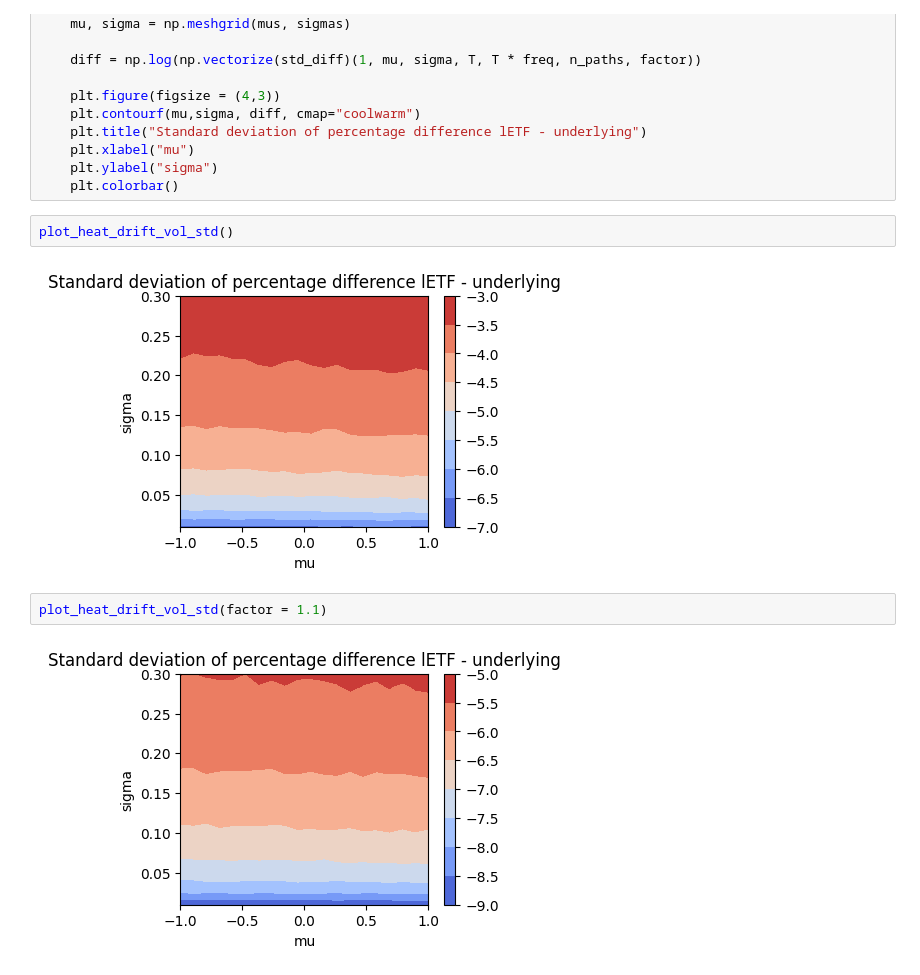
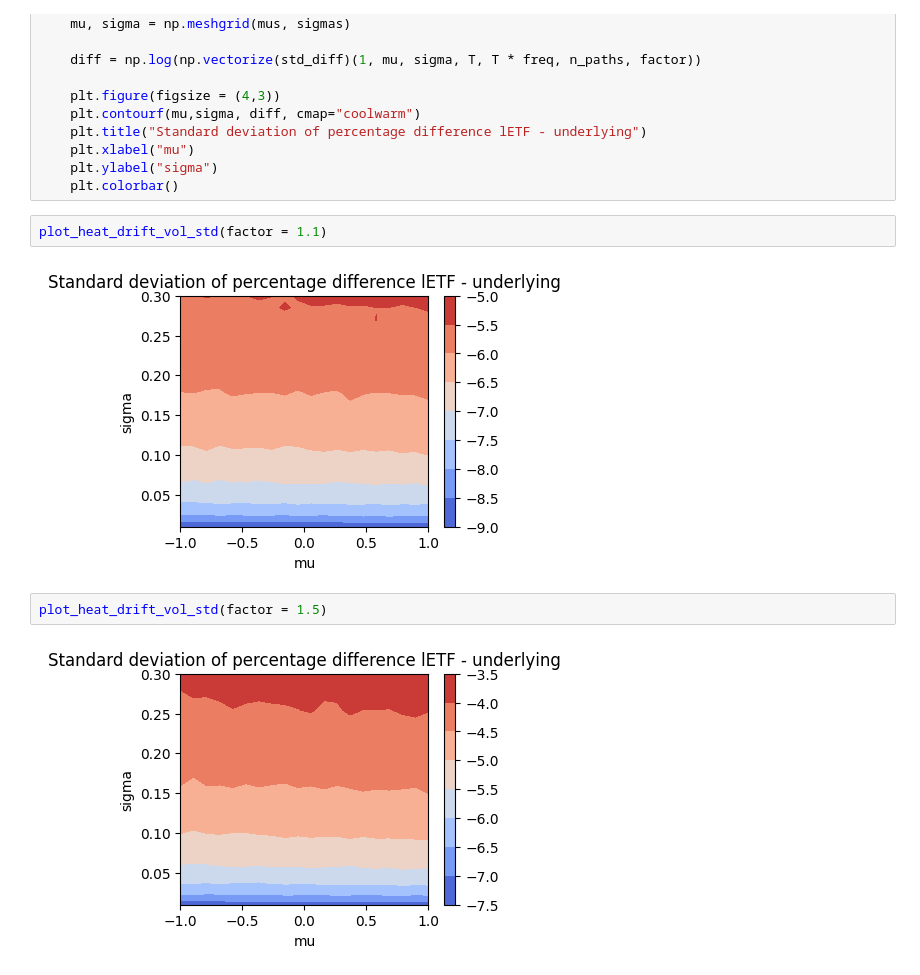
Before and after one commit to albesianor/Leveraged-ETFs, a Jupyter notebook: 03_drift_volatility_analysis.ipynb, the cells around one changed output. Saved outputs shown, nothing was run; the diff lists cells and outputs as text.

```diff
--- a/03_drift_volatility_analysis.ipynb
+++ b/03_drift_volatility_analysis.ipynb
@@ -27,11 +29,11 @@ def plot_heat_drift_vol_std(
     plt.ylabel("sigma")
     plt.colorbar()
 # %%
-plot_heat_drift_vol_std()
+plot_heat_drift_vol_std(factor = 1.1)
 # %% [output]
-[figure, old version]
+[figure, new version]
 # %%
-plot_heat_drift_vol_std(factor = 1.1)
+plot_heat_drift_vol_std(factor = 1.5)
 # %% [output]
-[figure, old version]
+[figure, new version]
 # %%
```
Also changed, not shown: parts of 5 cells of this notebook, 2 other files.
